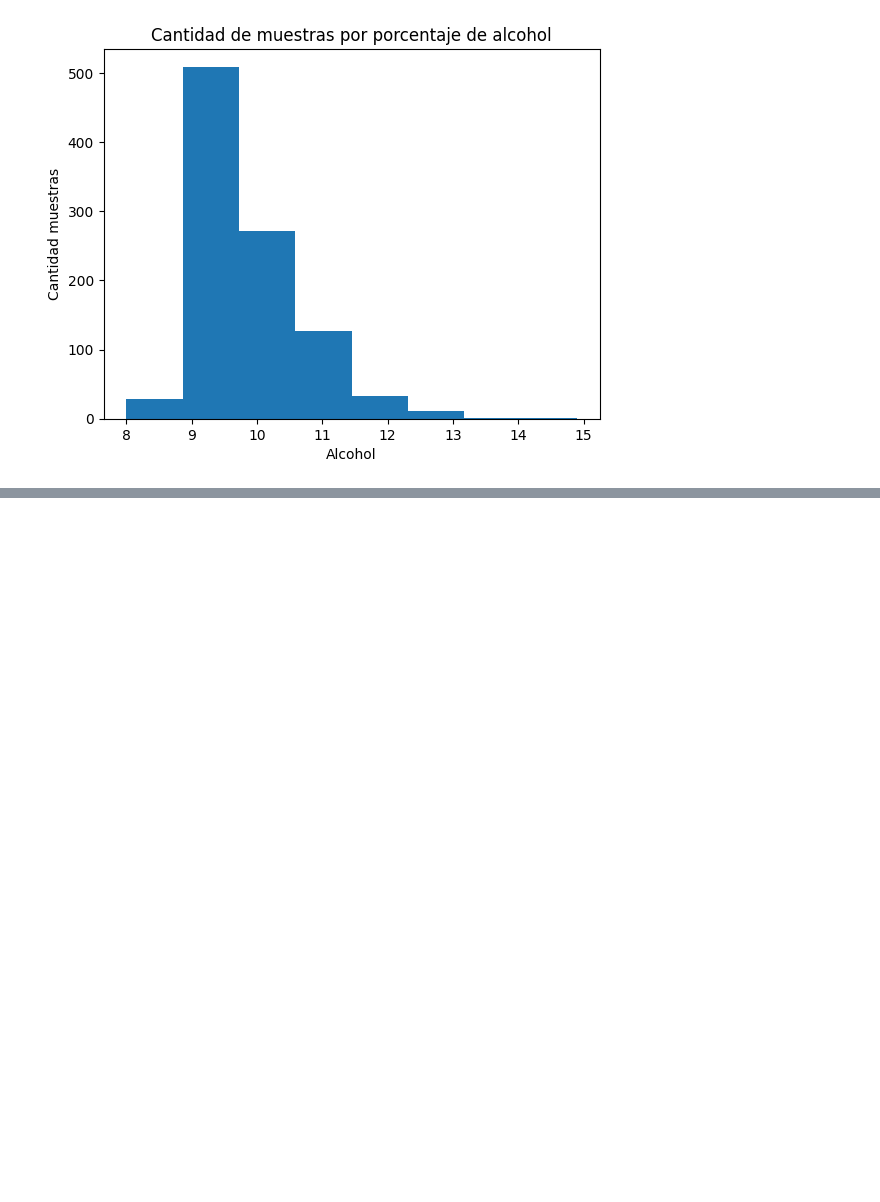
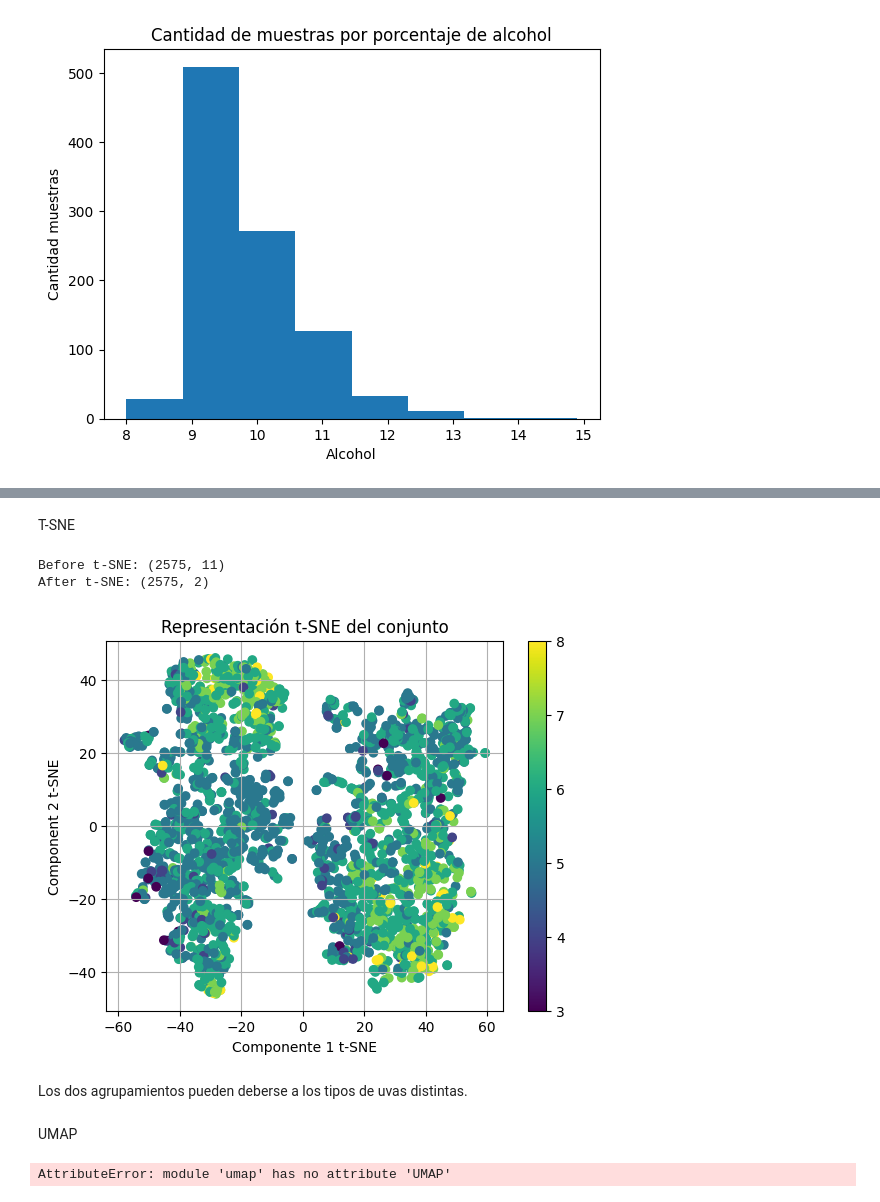
Before and after one commit to abriliglesias/Tp-ciencia-de-datos-, a Jupyter notebook: tpe.ipynb, the cells around one changed output, grey strips where cells are left out. Cells and saved outputs as stored; diff of their text form; code cells hidden in the pictures; blank space fills up the shorter version.

```diff
--- a/tpe.ipynb
+++ b/tpe.ipynb
@@ -931,0 +984,49 @@ procentaje_uva.round(2)
+# %% [markdown]
+T-SNE
+# %%
+# importamos el t-SNE
+from sklearn.manifold import TSNE
+
+# creamos el objeto, lo fitteamos en nuestros datos y lo aplicamos sobre esos mismos
+#X_tsne = TSNE(n_components=2).fit_transform(X_train_stand) # sin random state
+X_tsne = TSNE(n_components=2, random_state=10).fit_transform(X_scaled)  # con random state
+# imprimimos los tamaños antes y después
+print('Before t-SNE: {}'.format(X_scaled.shape))
+print('After t-SNE: {}'.format(X_tsne.shape))
+
+# graficamos los datos, el color de cada punto representa el valor de la casa
+plt.scatter(X_tsne[:,0], X_tsne[:,1], c=df_filtrado["quality"], cmap='viridis')
+plt.grid(True)
+plt.xlabel('Componente 1 t-SNE')
+plt.ylabel('Component 2 t-SNE')
+plt.title('Representación t-SNE del conjunto')
+plt.colorbar()
+plt.show()
+# %% [output]
+Before t-SNE: (2575, 11)
+After t-SNE: (2575, 2)
+[figure, added]
+# %% [markdown]
+Los dos agrupamientos pueden deberse a los tipos de uvas distintas.
+# %% [markdown]
+UMAP
+# %%
+# importamos umap
+import umap
+
+# creamos el objeto, lo fitteamos en nuestros datos y lo aplicamos sobre esos mismos
+X_umap = umap.UMAP(n_components=2).fit_transform(X_scaled)
+# imprimimos los tamaños antes y después
+print('Antes de UMAP: {}'.format(X_scaled.shape))
+print('Después de UMAP: {}'.format(X_umap.shape))
+
+# graficamos los datos, el color de cada punto representa el valor de la casa
+plt.scatter(X_umap[:,0], X_umap[:,1], c=df_filtrado["quality"], cmap='viridis')
+plt.grid(True)
+plt.xlabel('Componente 1 UMAP')
+plt.ylabel('Component 2 UMAP')
+plt.title('Representación UMAP del conjunto')
+plt.colorbar()
+plt.show()
+# %% [output]
+AttributeError: module 'umap' has no attribute 'UMAP'
```
Also changed, not shown: parts of 12 cells of this notebook, 1 other file.
